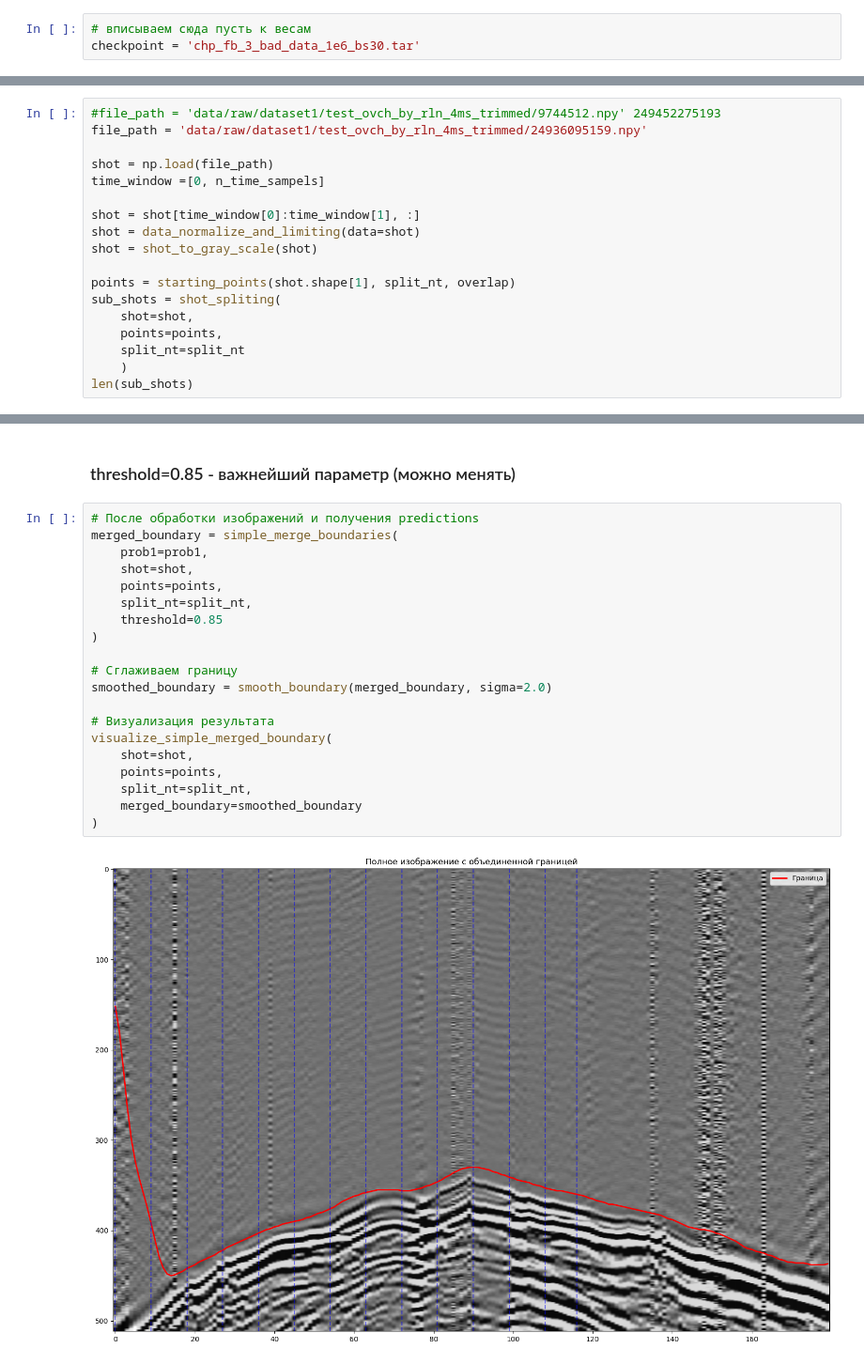
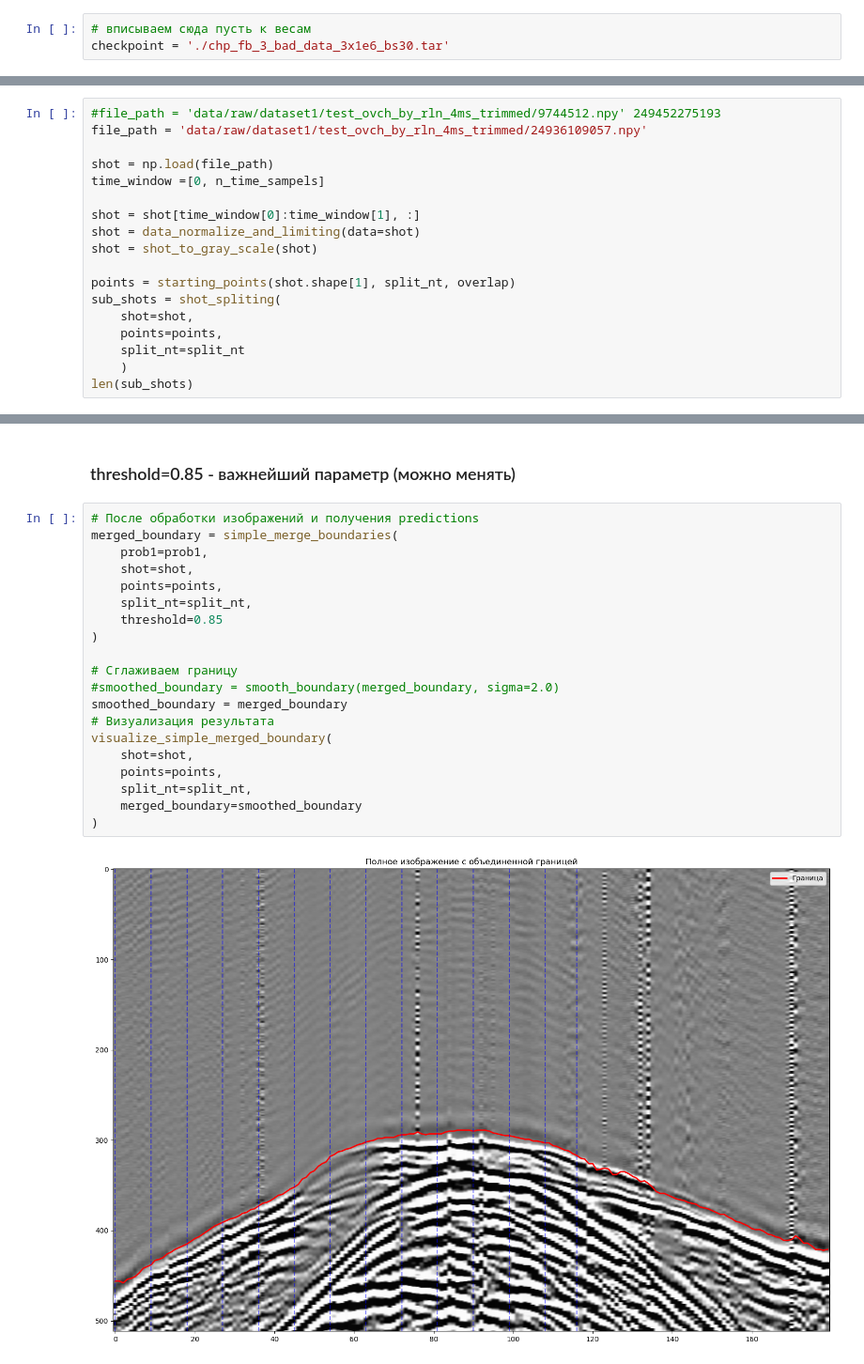
Before and after one commit to Alexey-Ignatov/first_break_picking, a Jupyter notebook: example/inference.ipynb, the cells around one changed output, grey strips where cells are left out. Shown at 94% size. Saved outputs shown, nothing was run; the diff lists cells and outputs as text.

```diff
--- a/example/inference.ipynb
+++ b/example/inference.ipynb
@@ -2,7 +2,7 @@
 ### Тут показано как запускать модель, имея веса
 # %%
 # вписываем сюда пусть к весам
-checkpoint = 'chp_fb_3_bad_data_1e6_bs30.tar'
+checkpoint = './chp_fb_3_bad_data_3x1e6_bs30.tar'
 # %%
 from config import  (split_nt,
                      overlap,
@@ -271,7 +271,7 @@ os.listdir("data/raw/dataset1/test_ovch_by_rln_4ms_trimmed/")[:20]
 #### Из созданного нами файла создаем шоты (по аналогии с фукнцией save_shots_fb из примера)
 # %%
 #file_path = 'data/raw/dataset1/test_ovch_by_rln_4ms_trimmed/9744512.npy' 249452275193
-file_path = 'data/raw/dataset1/test_ovch_by_rln_4ms_trimmed/24936095159.npy'
+file_path = 'data/raw/dataset1/test_ovch_by_rln_4ms_trimmed/24936109057.npy'
 
 shot = np.load(file_path)
 time_window =[0, n_time_sampels]
@@ -534,22 +534,22 @@ def visualize_simple_merged_boundary(shot, points, split_nt, merged_boundary):
 # %%
 # После обработки изображений и получения predictions
 merged_boundary = simple_merge_boundaries(
     prob1=prob1,
     shot=shot,
     points=points,
     split_nt=split_nt,
     threshold=0.85
 )
 
 # Сглаживаем границу
-smoothed_boundary = smooth_boundary(merged_boundary, sigma=2.0)
-
+#smoothed_boundary = smooth_boundary(merged_boundary, sigma=2.0)
+smoothed_boundary = merged_boundary
 # Визуализация результата
 visualize_simple_merged_boundary(
     shot=shot,
     points=points,
     split_nt=split_nt,
     merged_boundary=smoothed_boundary
 )
 # %% [output]
-[figure, old version]
+[figure, new version]
```
Also changed, not shown: parts of 1 cell of this notebook, 1 other file.
